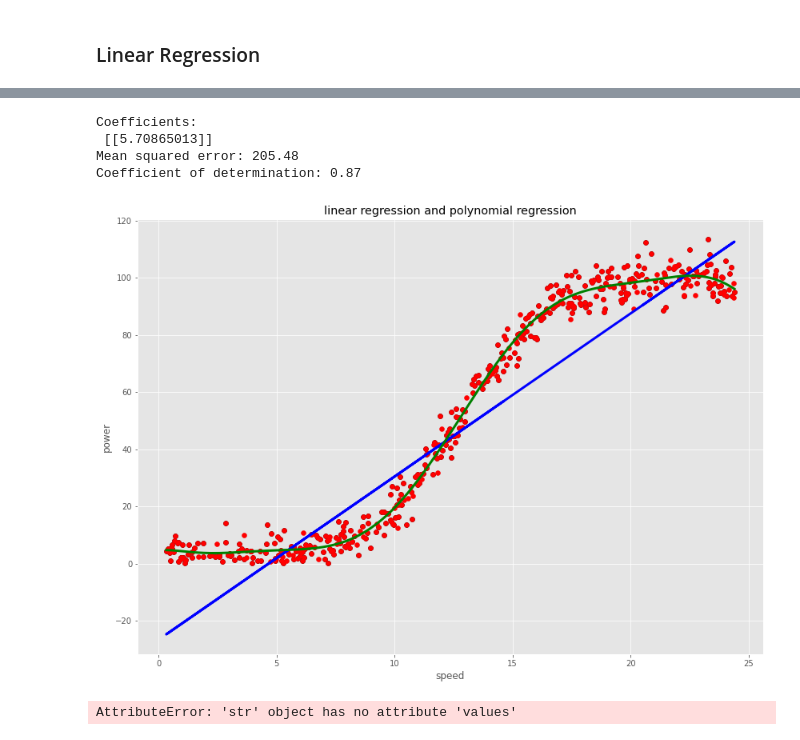
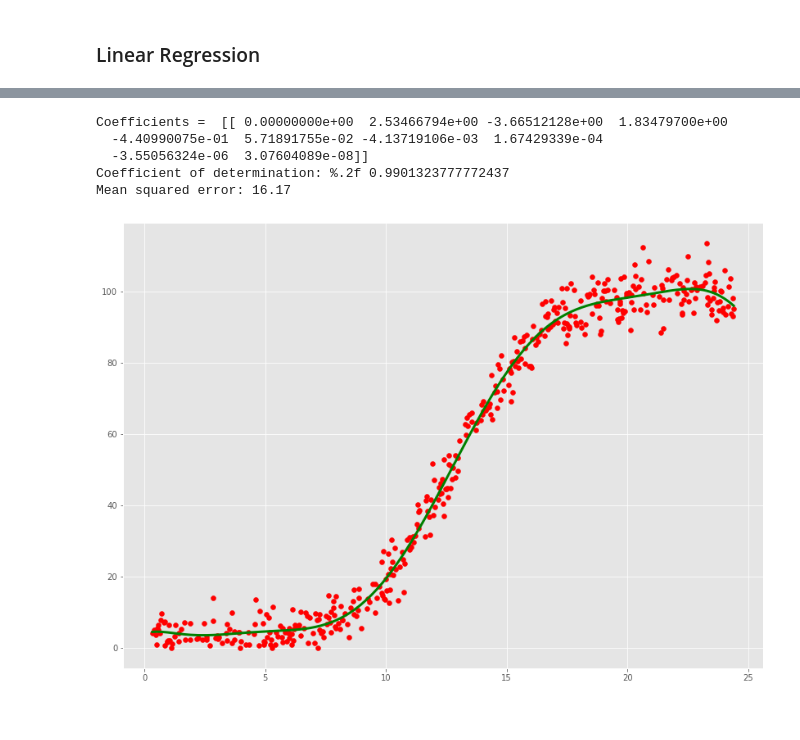
Before and after one commit to Jonathangmit/powerproduction, a Jupyter notebook: power production project.ipynb, the cells around one changed output, grey strips where cells are left out. Saved outputs shown, nothing was run; the diff lists cells and outputs as text; code cells hidden in the pictures.

Commit message:
Working on non linear model

```diff
--- a/power production project.ipynb
+++ b/power production project.ipynb
@@ -185,81 +183,43 @@ Coefficient of determination: 0.89
 # %%
 import matplotlib.pyplot as plt
 import numpy as np
 from sklearn import datasets, linear_model
 from sklearn.metrics import mean_squared_error, r2_score
 from sklearn.model_selection import train_test_split
 from sklearn.preprocessing import PolynomialFeatures
 
 a = df.loc[:,"speed"]
 b = df.loc[:,"power"]
 X = np.array(a).reshape(-1,1)# creating arrays for use in model
 y = np.array(b).reshape(-1,1)# creating arrays for use in model
-#print(x)#used to check arrays working
-#print(y)#used to check arrays working
-
 
 # Use only one feature
 X = X [:,np.newaxis,0]
 
-
-# Split the data into training/testing sets
-df_X_train, df_X_test, df_y_train, df_y_test = train_test_split(X, y, train_size= 50, test_size= 401)
-
-# Create linear regression object
-regr = linear_model.LinearRegression()
-
-# Train the model using the training sets
-regr.fit(df_X_train, df_y_train)
-
-# Make predictions using the testing set
-df_y_pred = regr.predict(df_X_test)
-
-# The coefficients
-print('Coefficients: \n', regr.coef_)
-# The mean squared error
-print('Mean squared error: %.2f'
-      % mean_squared_error(df_y_test, df_y_pred))
-# The coefficient of determination: 1 is perfect prediction
-print('Coefficient of determination: %.2f'
-      % r2_score(df_y_test, df_y_pred))
-
-poly_reg = PolynomialFeatures(degree=10)
+poly_reg = PolynomialFeatures(degree=9)
 X_poly = poly_reg.fit_transform(X)
 pol_reg = linear_model.LinearRegression()
 pol_reg.fit(X_poly, y)
+print('Coefficients = ', pol_reg.coef_)
+y_pred = pol_reg.predict(poly_reg.fit_transform(X))
+r2 = r2_score(y,y_pred)
+print('Coefficient of determination: %.2f',r2)
+print('Mean squared error: %.2f'
+      % mean_squared_error(y,y_pred))
+
 
 # Plot outputs
 plt.style.use('ggplot')
 plt.rcParams['figure.figsize']=14,10
-plt.scatter(df_X_test, df_y_test,  color='black')
-plt.plot(df_X_test, df_y_pred, color='blue', linewidth=3)
-plt.xlabel('speed')
-plt.ylabel('power')
-plt.title('linear regression and polynomial regression')
-
-#plot outputs
-
 plt.scatter(X, y, color='red')
 plt.plot(X, pol_reg.predict(poly_reg.fit_transform(X)), color='green', linewidth=3)
 plt.xticks()
 plt.yticks()
 plt.show()
 # %% [output]
-Coefficients:
- [[5.70865013]]
-Mean squared error: 205.48
-Coefficient of determination: 0.87
+Coefficients =  [[ 0.00000000e+00  2.53466794e+00 -3.66512128e+00  1.83479700e+00
+  -4.40990075e-01  5.71891755e-02 -4.13719106e-03  1.67429339e-04
+  -3.55056324e-06  3.07604089e-08]]
+Coefficient of determination: %.2f 0.9901323777772437
+Mean squared error: 16.17
-[figure, old version]
+[figure, new version]
-# %%
-import pandas as pd
-import numpy as np
-import scipy.stats
-from sklearn import linear_model
-from sklearn.metrics import r2_score
-
-lr = linear_model.LinearRegression()
-X = x.values.reshape(-1,1)
-sklearn_model = lr.fit(X,y)
-plt.show()
-# %% [output]
-AttributeError: 'str' object has no attribute 'values'
```
Also changed, not shown: parts of 2 cells of this notebook.
